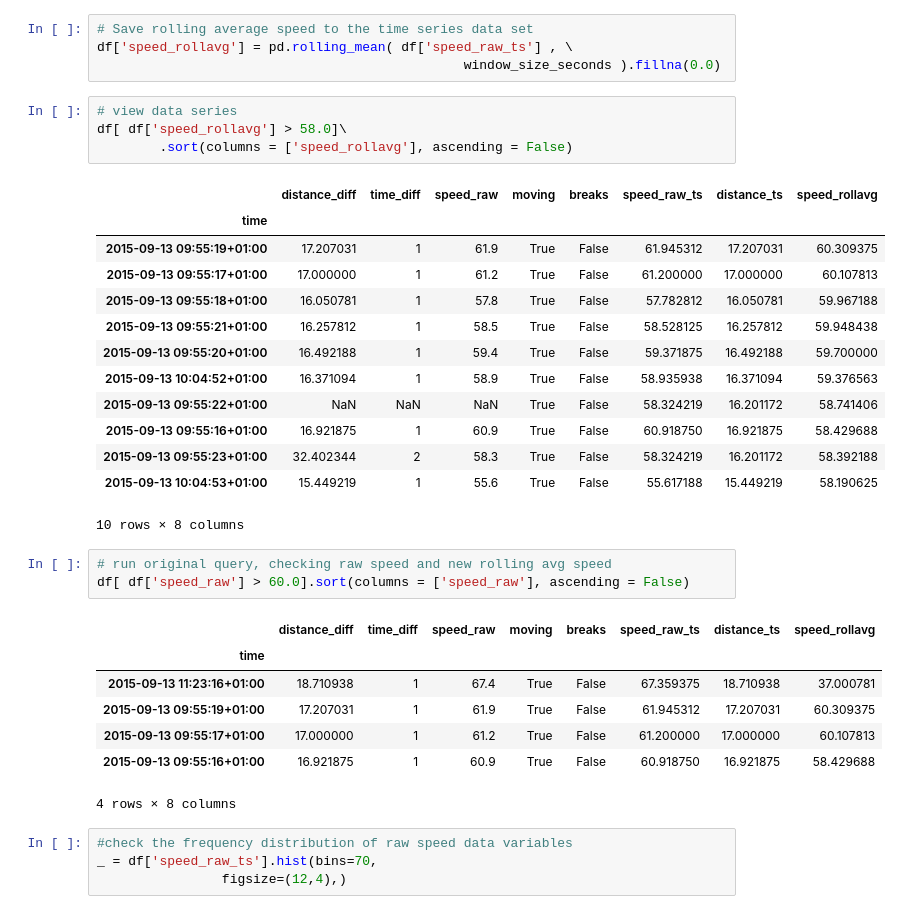
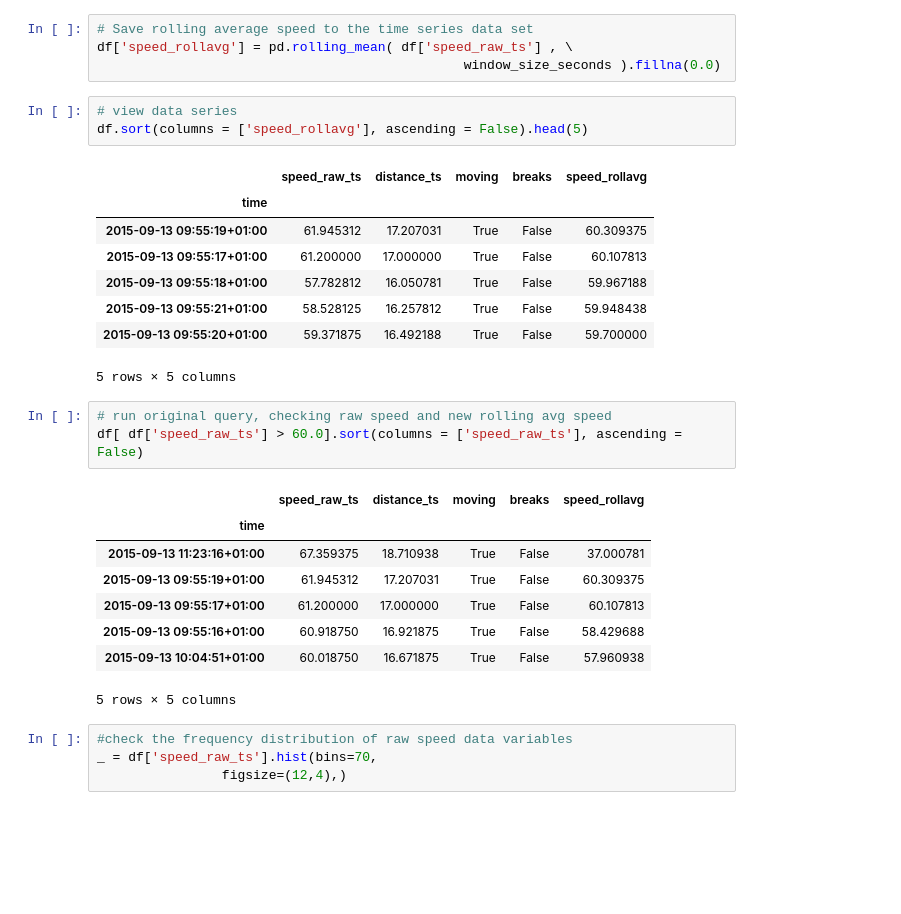
Before and after one commit to patclaffey/docker_jupyter, a Jupyter notebook: notebooks/speed.ipynb, the cells around one changed output. Drawn from its saved outputs; the diff is of its cells as text; blank space fills up the shorter version.

```diff
--- a/notebooks/speed.ipynb
+++ b/notebooks/speed.ipynb
@@ -288,33 +335,28 @@ df['speed_rollavg'] = pd.rolling_mean( df['speed_raw_ts'] , \
                                                window_size_seconds ).fillna(0.0)
 # %%
 # view data series
-df[ df['speed_rollavg'] > 58.0]\
-        .sort(columns = ['speed_rollavg'], ascending = False)
+df.sort(columns = ['speed_rollavg'], ascending = False).head(5)
 # %% [output]
-|  | distance_diff | time_diff | speed_raw | moving | breaks | speed_raw_ts | distance_ts | speed_rollavg |
-| time |  |  |  |  |  |  |  |  |
-| 2015-09-13 09:55:19+01:00 | 17.207031 | 1 | 61.9 | True | False | 61.945312 | 17.207031 | 60.309375 |
-| 2015-09-13 09:55:17+01:00 | 17.000000 | 1 | 61.2 | True | False | 61.200000 | 17.000000 | 60.107813 |
-| 2015-09-13 09:55:18+01:00 | 16.050781 | 1 | 57.8 | True | False | 57.782812 | 16.050781 | 59.967188 |
-| 2015-09-13 09:55:21+01:00 | 16.257812 | 1 | 58.5 | True | False | 58.528125 | 16.257812 | 59.948438 |
-| 2015-09-13 09:55:20+01:00 | 16.492188 | 1 | 59.4 | True | False | 59.371875 | 16.492188 | 59.700000 |
-| 2015-09-13 10:04:52+01:00 | 16.371094 | 1 | 58.9 | True | False | 58.935938 | 16.371094 | 59.376563 |
-| 2015-09-13 09:55:22+01:00 | NaN | NaN | NaN | True | False | 58.324219 | 16.201172 | 58.741406 |
-| 2015-09-13 09:55:16+01:00 | 16.921875 | 1 | 60.9 | True | False | 60.918750 | 16.921875 | 58.429688 |
-| 2015-09-13 09:55:23+01:00 | 32.402344 | 2 | 58.3 | True | False | 58.324219 | 16.201172 | 58.392188 |
-| 2015-09-13 10:04:53+01:00 | 15.449219 | 1 | 55.6 | True | False | 55.617188 | 15.449219 | 58.190625 |
+|  | speed_raw_ts | distance_ts | moving | breaks | speed_rollavg |
+| time |  |  |  |  |  |
+| 2015-09-13 09:55:19+01:00 | 61.945312 | 17.207031 | True | False | 60.309375 |
+| 2015-09-13 09:55:17+01:00 | 61.200000 | 17.000000 | True | False | 60.107813 |
+| 2015-09-13 09:55:18+01:00 | 57.782812 | 16.050781 | True | False | 59.967188 |
+| 2015-09-13 09:55:21+01:00 | 58.528125 | 16.257812 | True | False | 59.948438 |
+| 2015-09-13 09:55:20+01:00 | 59.371875 | 16.492188 | True | False | 59.700000 |
-10 rows × 8 columns
+5 rows × 5 columns
 # %%
 # run original query, checking raw speed and new rolling avg speed
-df[ df['speed_raw'] > 60.0].sort(columns = ['speed_raw'], ascending = False)
+df[ df['speed_raw_ts'] > 60.0].sort(columns = ['speed_raw_ts'], ascending = False)
 # %% [output]
-|  | distance_diff | time_diff | speed_raw | moving | breaks | speed_raw_ts | distance_ts | speed_rollavg |
-| time |  |  |  |  |  |  |  |  |
-| 2015-09-13 11:23:16+01:00 | 18.710938 | 1 | 67.4 | True | False | 67.359375 | 18.710938 | 37.000781 |
-| 2015-09-13 09:55:19+01:00 | 17.207031 | 1 | 61.9 | True | False | 61.945312 | 17.207031 | 60.309375 |
-| 2015-09-13 09:55:17+01:00 | 17.000000 | 1 | 61.2 | True | False | 61.200000 | 17.000000 | 60.107813 |
-| 2015-09-13 09:55:16+01:00 | 16.921875 | 1 | 60.9 | True | False | 60.918750 | 16.921875 | 58.429688 |
+|  | speed_raw_ts | distance_ts | moving | breaks | speed_rollavg |
+| time |  |  |  |  |  |
+| 2015-09-13 11:23:16+01:00 | 67.359375 | 18.710938 | True | False | 37.000781 |
+| 2015-09-13 09:55:19+01:00 | 61.945312 | 17.207031 | True | False | 60.309375 |
+| 2015-09-13 09:55:17+01:00 | 61.200000 | 17.000000 | True | False | 60.107813 |
+| 2015-09-13 09:55:16+01:00 | 60.918750 | 16.921875 | True | False | 58.429688 |
+| 2015-09-13 10:04:51+01:00 | 60.018750 | 16.671875 | True | False | 57.960938 |
-4 rows × 8 columns
+5 rows × 5 columns
 # %%
 #check the frequency distribution of raw speed data variables
 _ = df['speed_raw_ts'].hist(bins=70,
```
Also changed, not shown: parts of 58 cells of this notebook, 1 other file.
